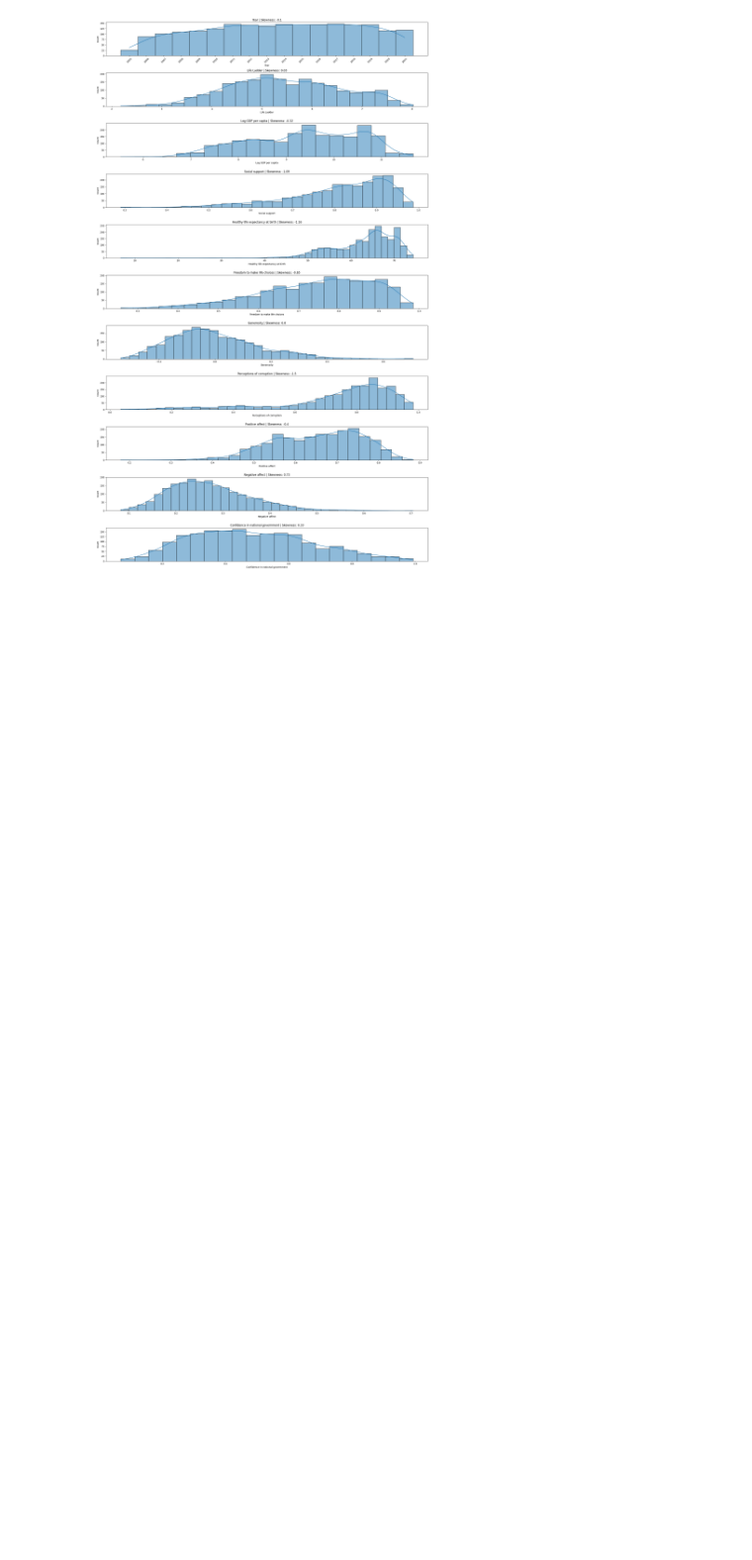
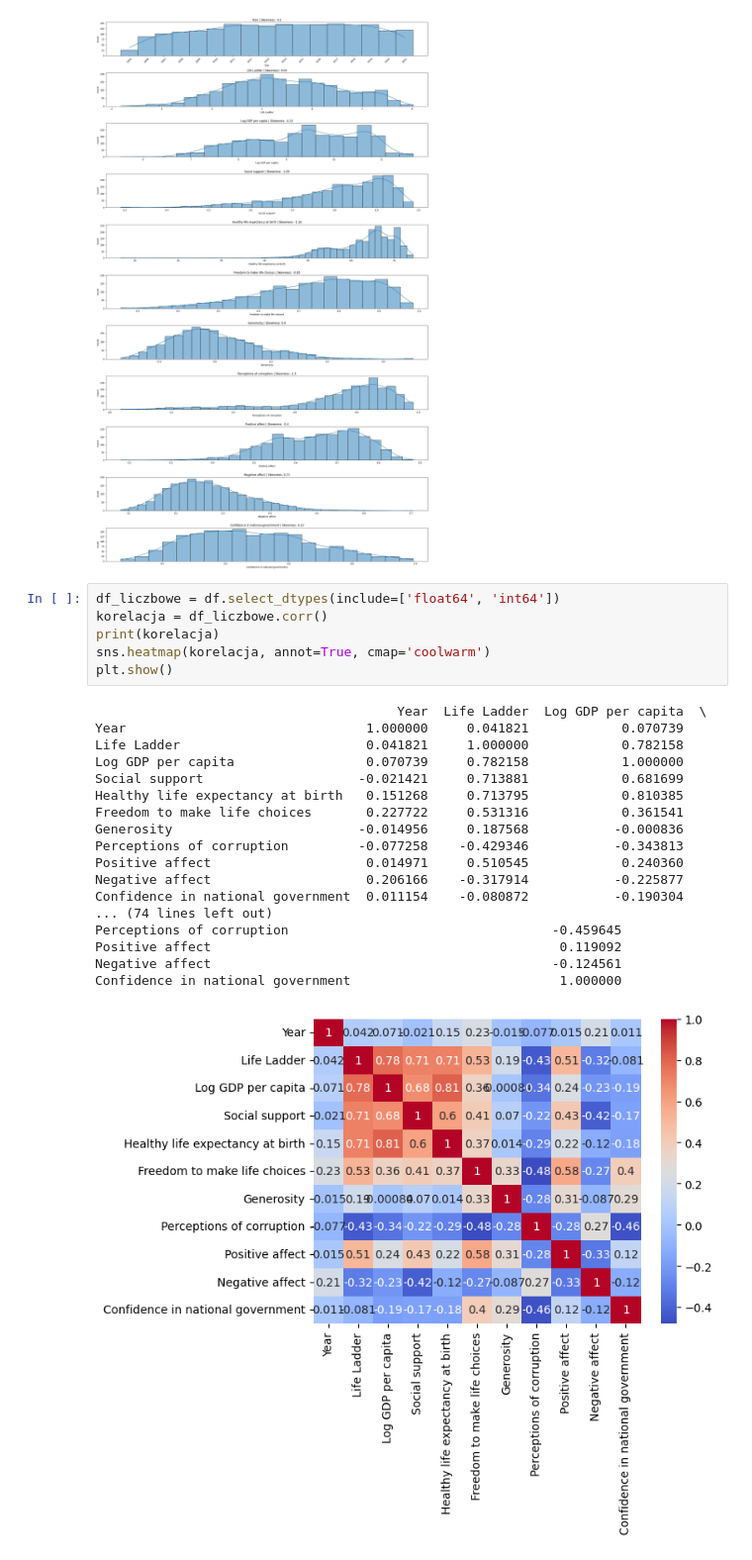
Before and after one commit to pgraczyk43/Global_health_data_analysis, a Jupyter notebook: EDA_happiness.ipynb, the cells around one changed output. Shown: that part at 99% size. Saved outputs shown, nothing was run; the diff lists cells and outputs as text; blank space fills up the shorter version.

```diff
--- a/EDA_happiness.ipynb
+++ b/EDA_happiness.ipynb
@@ -107,3 +107,28 @@ plt.tight_layout()
 plt.show()
 # %% [output]
 [figure]
+# %%
+df_liczbowe = df.select_dtypes(include=['float64', 'int64'])
+korelacja = df_liczbowe.corr()
+print(korelacja)
+sns.heatmap(korelacja, annot=True, cmap='coolwarm')
+plt.show()
+# %% [output]
+                                       Year  Life Ladder  Log GDP per capita  \
+Year                               1.000000     0.041821            0.070739
+Life Ladder                        0.041821     1.000000            0.782158
+Log GDP per capita                 0.070739     0.782158            1.000000
+Social support                    -0.021421     0.713881            0.681699
+Healthy life expectancy at birth   0.151268     0.713795            0.810385
+Freedom to make life choices       0.227722     0.531316            0.361541
+Generosity                        -0.014956     0.187568           -0.000836
+Perceptions of corruption         -0.077258    -0.429346           -0.343813
+Positive affect                    0.014971     0.510545            0.240360
+Negative affect                    0.206166    -0.317914           -0.225877
+Confidence in national government  0.011154    -0.080872           -0.190304
+... (74 lines left out)
+Perceptions of corruption                                  -0.459645
+Positive affect                                             0.119092
+Negative affect                                            -0.124561
+Confidence in national government                           1.000000
+[figure, added]
```
Also changed, not shown: 5 other files.
